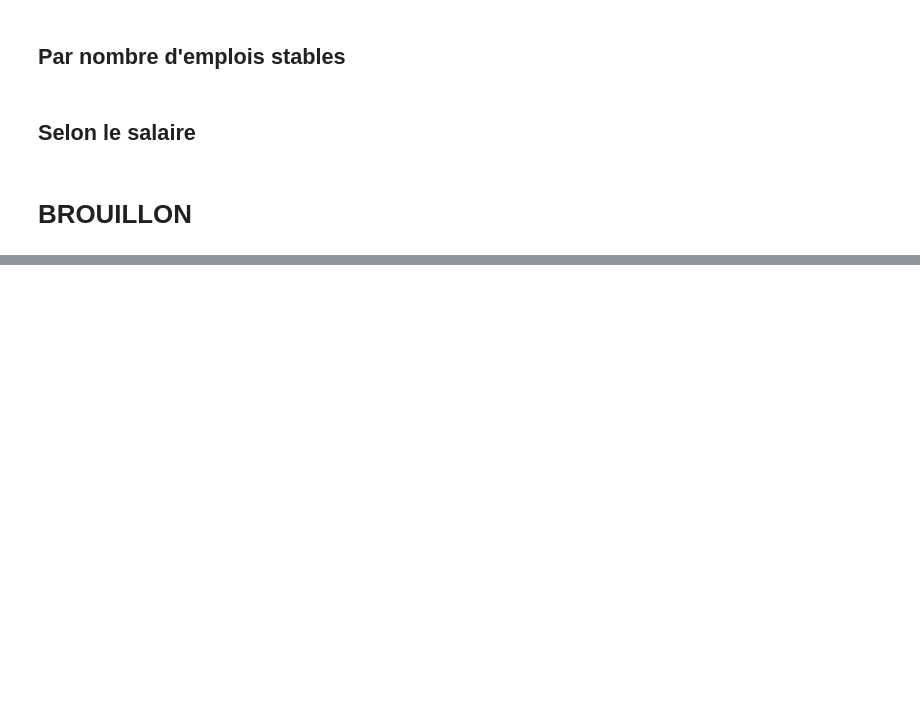
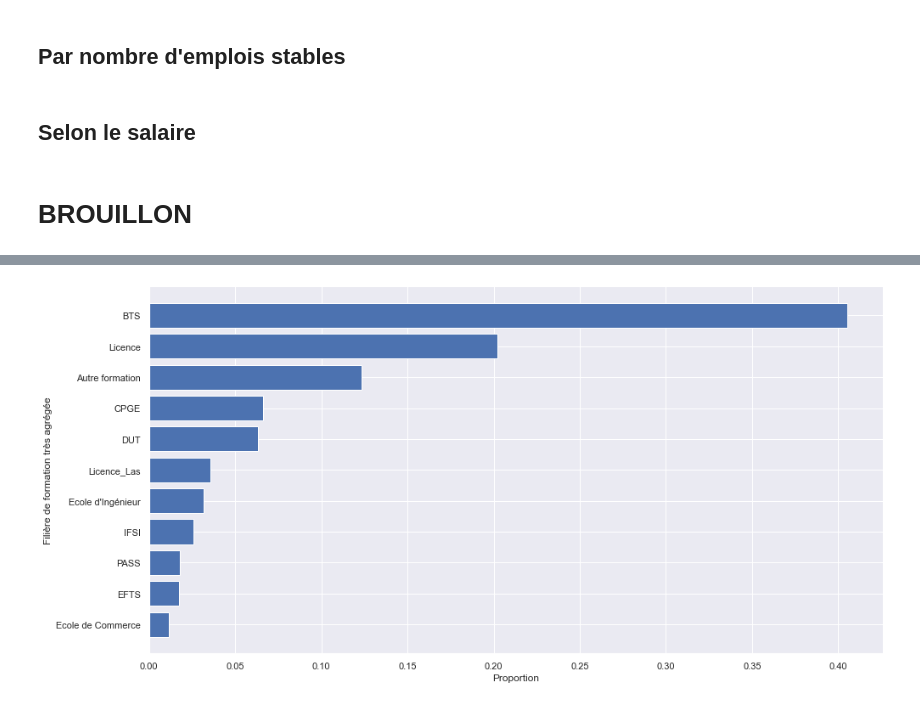
Before and after one commit to DouloSOW/Depot, a Jupyter notebook: principal_script.ipynb, the cells around one changed output, grey strips where cells are left out. Saved outputs shown, nothing was run; the diff lists cells and outputs as text; code cells hidden in the pictures; blank space fills up the shorter version.

```diff
--- a/principal_script.ipynb
+++ b/principal_script.ipynb
@@ -978,0 +1050,13 @@ ses_2020.rename(dic)
+# %%
+# Filière de formation très agrégée
+
+fig = plt.figure(figsize=(12,6))
+ax = fig.add_axes([0,0,1,1])
+ax.barh(list(glob_data['fili'].value_counts(ascending=True, normalize=True).index),
+        glob_data['fili'].value_counts(ascending=True, normalize=True))
+plt.xlabel("Proportion")
+plt.ylabel("Filière de formation très agrégée")
+plt.legend
+plt.show()
+# %% [output]
+[figure, added]
```
Also changed, not shown: parts of 94 cells of this notebook.
